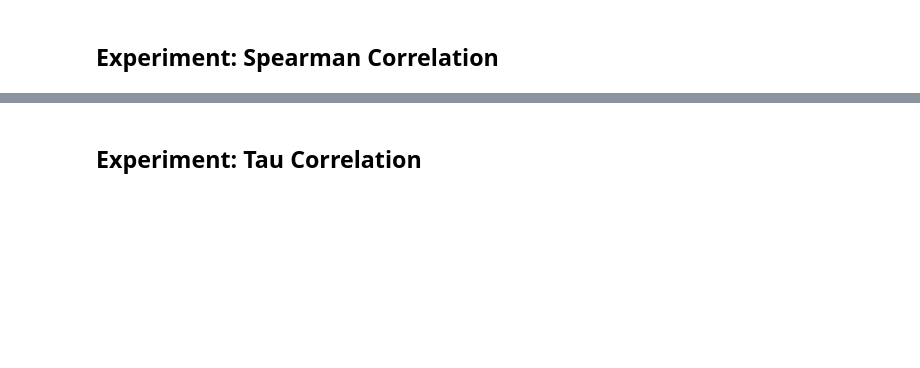
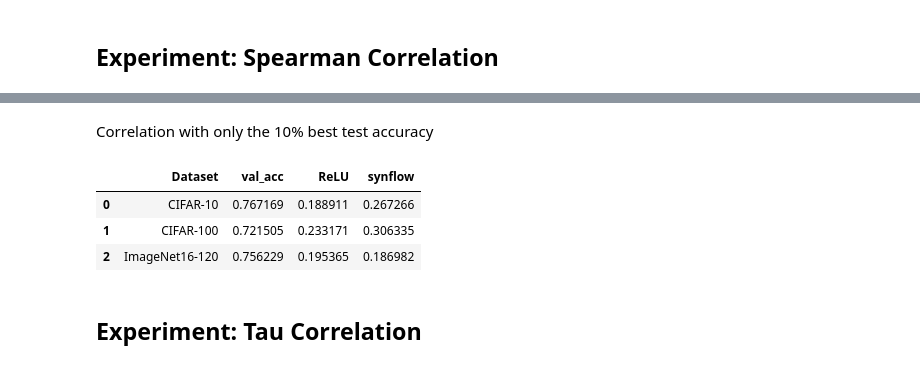
Before and after one commit to Morca97/Lightweight-NAS-A-Comparative-Framework, a Jupyter notebook: Score_metric_FinalFinal.ipynb, the cells around one changed output, grey strips where cells are left out. Saved outputs shown, nothing was run; the diff lists cells and outputs as text; code cells hidden in the pictures; blank space fills up the shorter version.

```diff
--- a/Score_metric_FinalFinal.ipynb
+++ b/Score_metric_FinalFinal.ipynb
@@ -977,0 +985,2 @@ df_Spearman.to_latex(index=False, float_format="%.2f")
+# %% [markdown]
+Correlation with only the 10% best test accuracy
@@ -978,3 +1036,12 @@ df_Spearman.to_latex(index=False, float_format="%.2f")
+# %%
+dic_tab = {'Dataset': ['CIFAR-10', 'CIFAR-100', 'ImageNet16-120'], 'val_acc': sp_val, 'ReLU': sp_relu, 'synflow': sp_synf}
+df_Spearman = pd.DataFrame(dic_tab)
+df_Spearman.head()
+# %% [output]
+|  | Dataset | val_acc | ReLU | synflow |
+| 0 | CIFAR-10 | 0.767169 | 0.188911 | 0.267266 |
+| 1 | CIFAR-100 | 0.721505 | 0.233171 | 0.306335 |
+| 2 | ImageNet16-120 | 0.756229 | 0.195365 | 0.186982 |
 # %% [markdown]
 ## Experiment: Tau Correlation
 # %%
```
Also changed, not shown: parts of 72 cells of this notebook.
